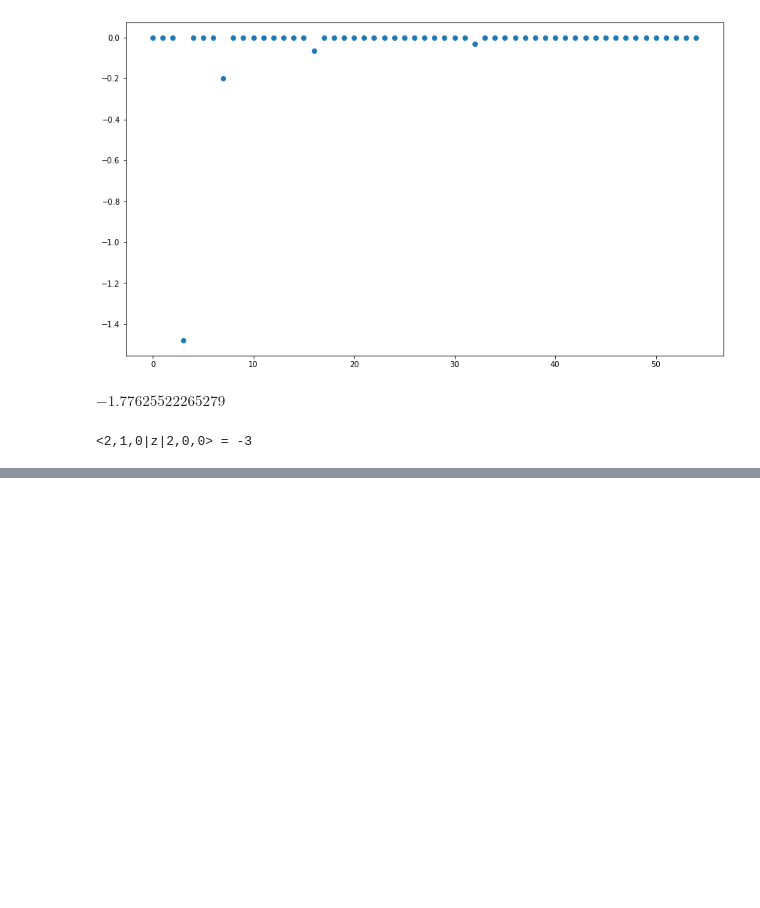
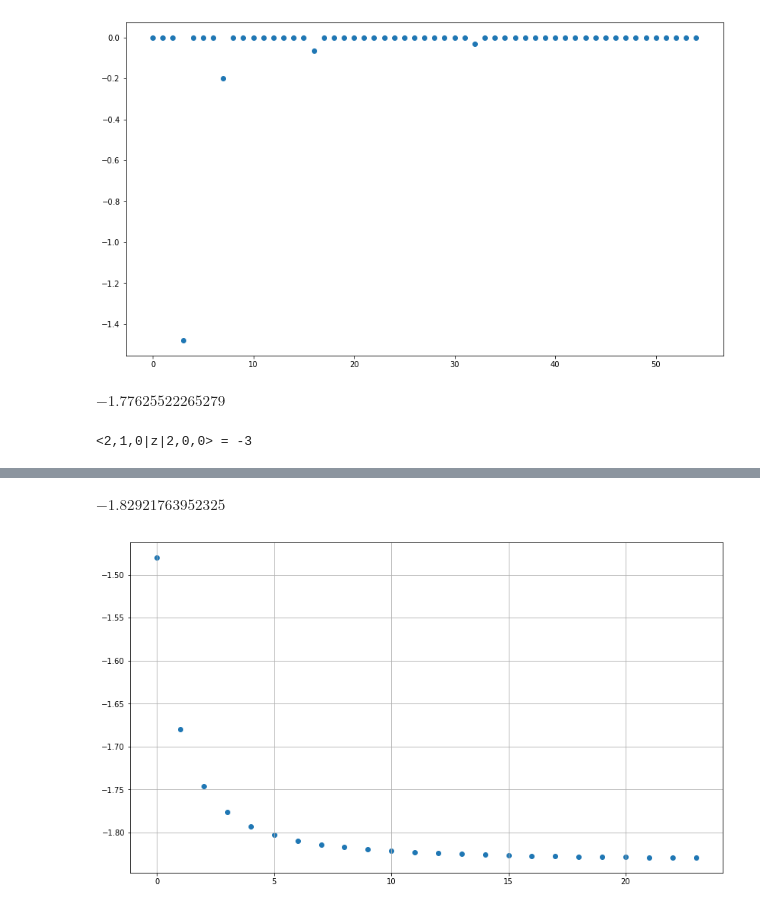
Before and after one commit to hernandezhdd/Machine-Learning-Assignments, a Jupyter notebook: Cuantica_III/Braket_Funciones_Hidrogeno.ipynb, the cells around one changed output, grey strips where cells are left out. Cells and saved outputs as stored; diff of their text form; code cells hidden in the pictures; blank space fills up the shorter version.

```diff
--- a/Cuantica_III/Braket_Funciones_Hidrogeno.ipynb
+++ b/Cuantica_III/Braket_Funciones_Hidrogeno.ipynb
@@ -93,0 +165,13 @@ print('<2,1,0|z|2,0,0> =', e)
+# %%
+np.sum(resultados)*1.0
+# %% [output]
+$\displaystyle -1.82921763952325$
+# %%
+import matplotlib.pyplot as plt
+
+plt.figure(figsize=(14,8))
+plt.scatter(np.arange(len(resultados)), np.cumsum(resultados))
+plt.grid()
+plt.show()
+# %% [output]
+[figure, added]
```
Also changed, not shown: parts of 5 cells of this notebook.
